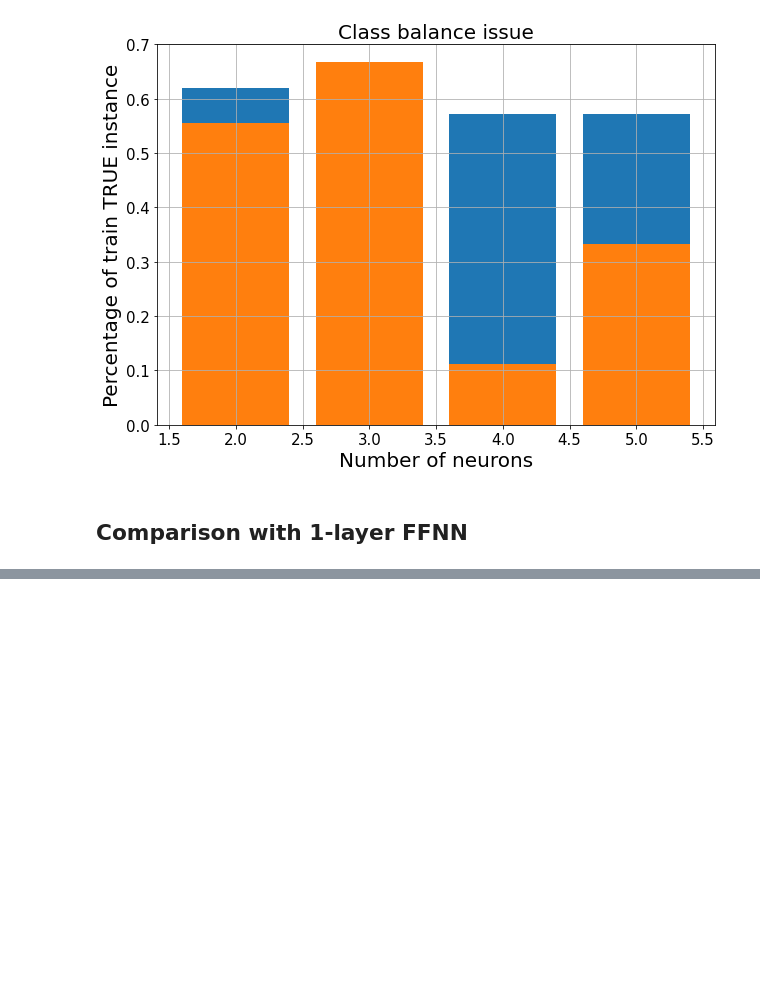
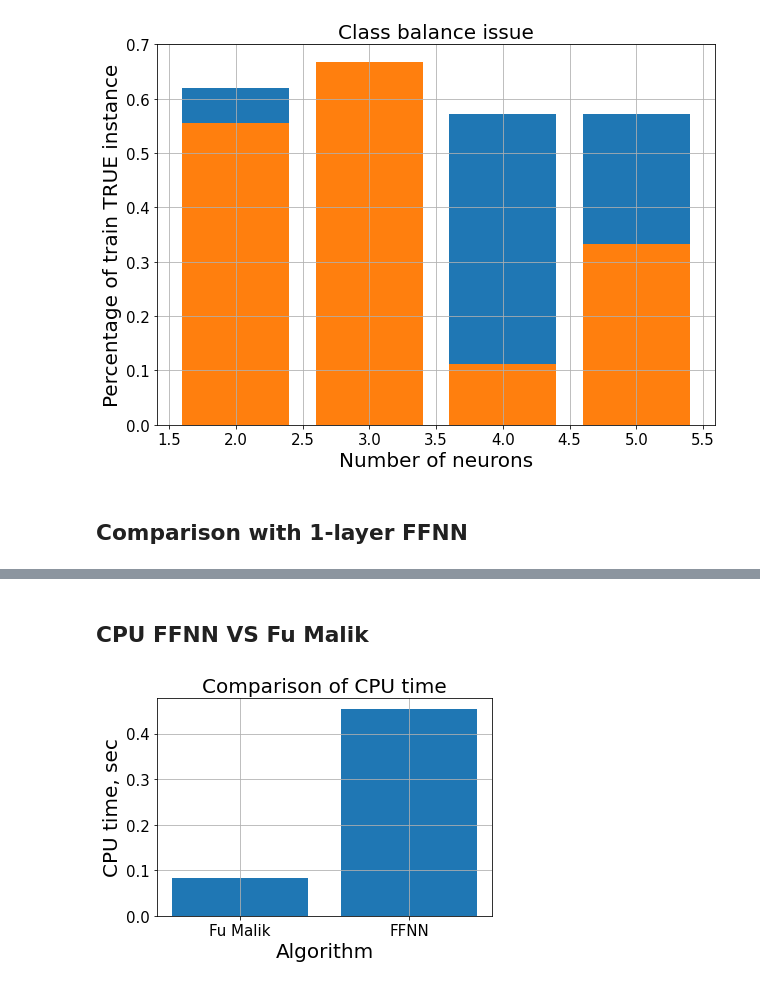
Before and after one commit to PashaIanko/Binarized-Neural-Network, a Jupyter notebook: main_refactor.ipynb, the cells around one changed output, grey strips where cells are left out. Cells and saved outputs as stored; diff of their text form; code cells hidden in the pictures; blank space fills up the shorter version.

Commit message:
Finishing comparison with FFNN

```diff
--- a/main_refactor.ipynb
+++ b/main_refactor.ipynb
@@ -675,7 +685,7 @@ def run_experiment_(
         Y_test = data.Y_test
     )
 # %%
-run_experiment_(
+experiment_results = run_experiment_(
     target_func = check_first_feature,
     data_size = 10,
     train_percentage = 0.7,
@@ -698,0 +731,14 @@ run_experiment_(
+# %% [markdown]
+## CPU FFNN VS Fu Malik
+# %%
+fig, ax = plt.subplots()
+plot_bar(
+    ax,
+    x = ['Fu Malik', 'FFNN'],
+    y = [experiment_results['cpu_time'], experiment_results['ffnn_cpu_timer']],
+    xlab = 'Algorithm',
+    ylab = 'CPU time, sec',
+    title = 'Comparison of CPU time'
+)
+# %% [output]
+[figure, added]
```
Also changed, not shown: parts of 11 cells of this notebook.
